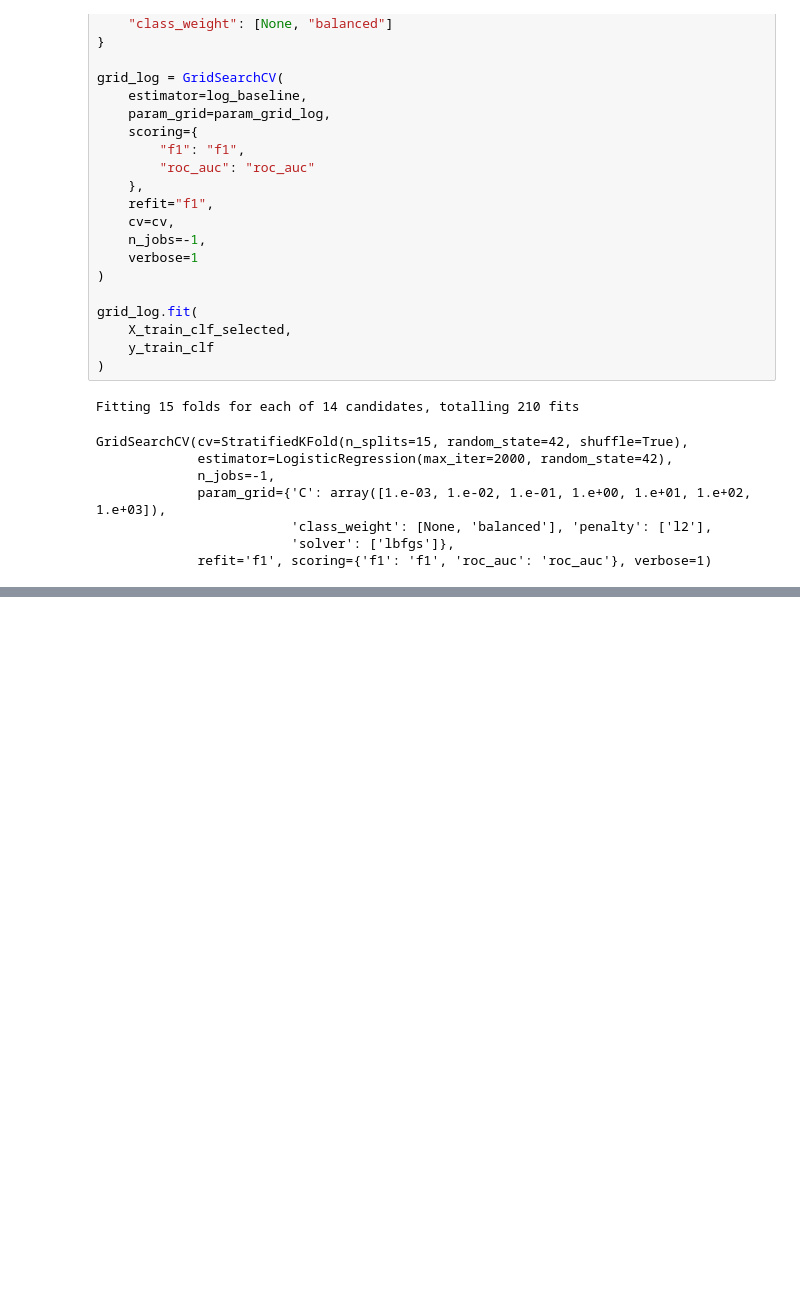
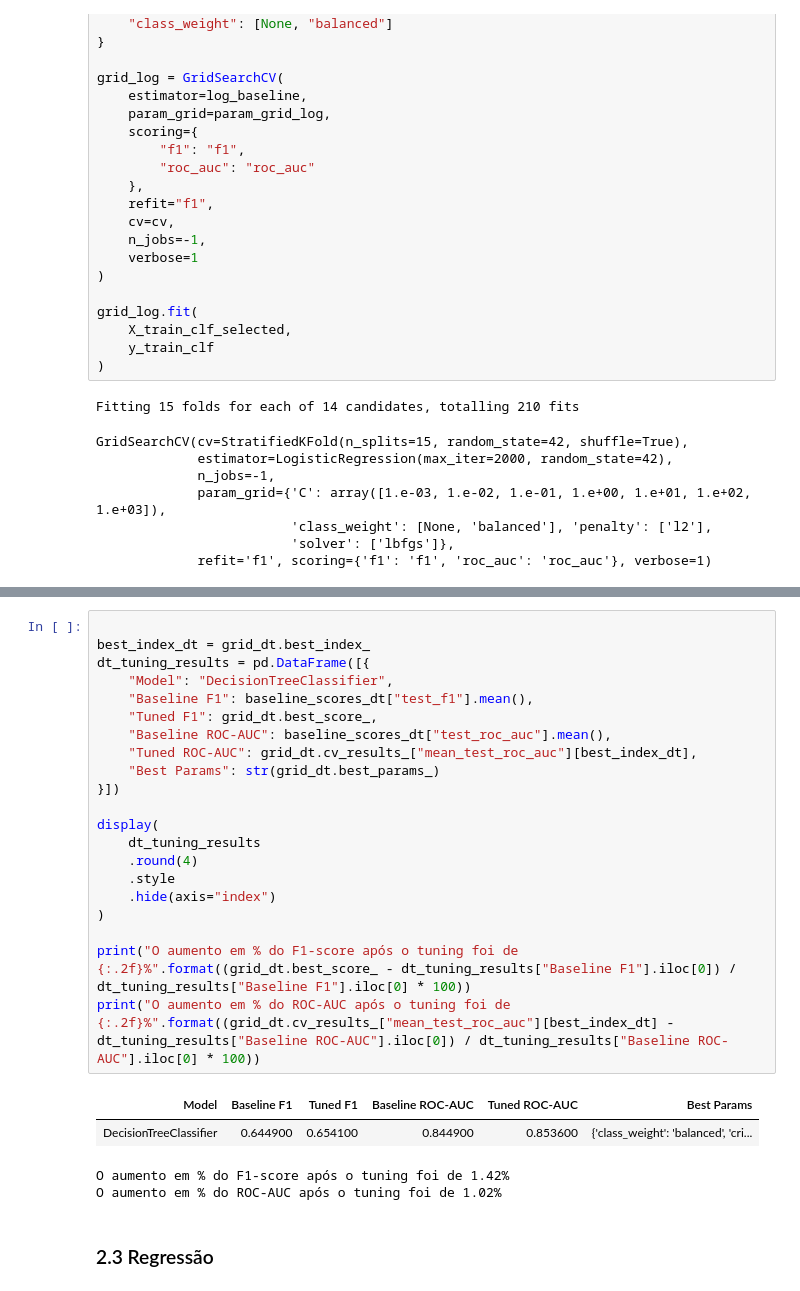
Before and after one commit to gcsoares24/uni-machine-learning-fundamentals, a Jupyter notebook: Fase2_tete.ipynb, the cells around one changed output, grey strips where cells are left out. Saved outputs shown, nothing was run; the diff lists cells and outputs as text; blank space fills up the shorter version.

```diff
--- a/Fase2_tete.ipynb
+++ b/Fase2_tete.ipynb
@@ -2131,0 +2184,28 @@ O aumento em % do ROC-AUC após o tuning foi de 0.00%
+# %%
+
+best_index_dt = grid_dt.best_index_
+dt_tuning_results = pd.DataFrame([{
+    "Model": "DecisionTreeClassifier",
+    "Baseline F1": baseline_scores_dt["test_f1"].mean(),
+    "Tuned F1": grid_dt.best_score_,
+    "Baseline ROC-AUC": baseline_scores_dt["test_roc_auc"].mean(),
+    "Tuned ROC-AUC": grid_dt.cv_results_["mean_test_roc_auc"][best_index_dt],
+    "Best Params": str(grid_dt.best_params_)
+}])
+
+display(
+    dt_tuning_results
+    .round(4)
+    .style
+    .hide(axis="index")
+)
+
+print("O aumento em % do F1-score após o tuning foi de {:.2f}%".format((grid_dt.best_score_ - dt_tuning_results["Baseline F1"].iloc[0]) / dt_tuning_results["Baseline F1"].iloc[0] * 100))
+print("O aumento em % do ROC-AUC após o tuning foi de {:.2f}%".format((grid_dt.cv_results_["mean_test_roc_auc"][best_index_dt] - dt_tuning_results["Baseline ROC-AUC"].iloc[0]) / dt_tuning_results["Baseline ROC-AUC"].iloc[0] * 100))
+# %% [output]
+| Model | Baseline F1 | Tuned F1 | Baseline ROC-AUC | Tuned ROC-AUC | Best Params |
+| DecisionTreeClassifier | 0.644900 | 0.654100 | 0.844900 | 0.853600 | {'class_weight': 'balanced', 'cri... |
+O aumento em % do F1-score após o tuning foi de 1.42%
+O aumento em % do ROC-AUC após o tuning foi de 1.02%
+# %% [markdown]
+### 2.3 Regressão
```
Also changed, not shown: parts of 5 cells of this notebook.
